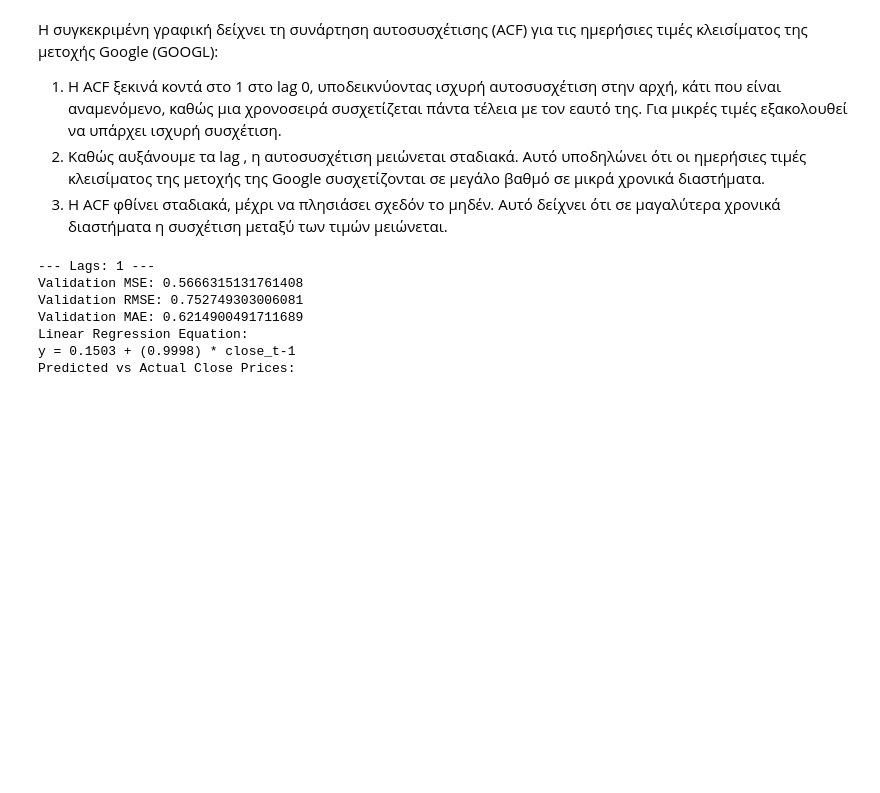
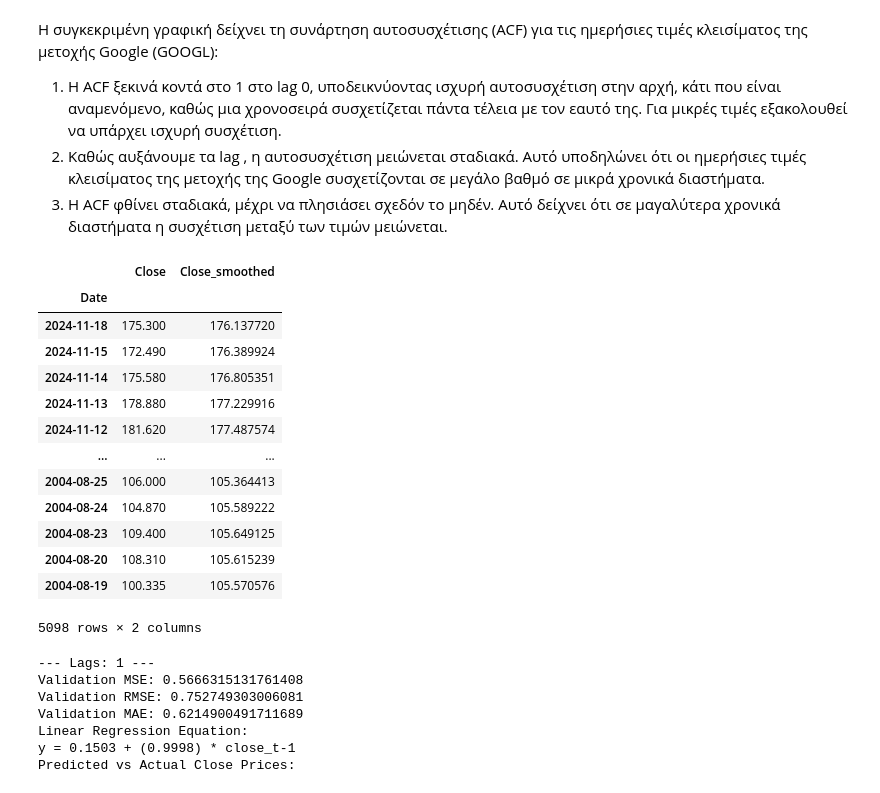
Before and after one commit to chryssa-pat/Decision-Theory, a Jupyter notebook: alphavantage.ipynb, the cells around one changed output. Drawn from its saved outputs; the diff is of its cells as text; code cells hidden in the pictures; blank space fills up the shorter version.

```diff
--- a/alphavantage.ipynb
+++ b/alphavantage.ipynb
@@ -108,7 +119,7 @@ df['Date'] = pd.to_datetime(df['Date'])
 df.set_index('Date', inplace=True)
 
 # Apply Gaussian filter
-df['Close_smoothed'] = gaussian_filter1d(df['Close'], sigma=4)
+df['Close_smoothed'] = gaussian_filter1d(df['Close'], sigma=3)
 
 # Create the ACF plot
 plt.figure(figsize=(14, 7))  # Adjust figure size as needed
@@ -118,17 +129,6 @@ plt.xlabel('Lag')
 plt.ylabel('Autocorrelation')
 plt.grid(True)
 plt.show()
-"""
-from statsmodels.graphics.tsaplots import plot_pacf
-
-plt.figure(figsize=(12, 6))
-plot_pacf(df['Close'], lags=365)
-plt.title('GOOGL Daily Close Prices - PACF')
-plt.xlabel('Lag')
-plt.ylabel('Partial Autocorrelation')
-plt.grid(True)
-plt.show()
-"""
 # %% [output]
 <Figure size 1400x700 with 0 Axes>
 [figure]
@@ -140,6 +139,23 @@ plt.show()
 1.	Η ACF ξεκινά κοντά στο 1 στο lag 0, υποδεικνύοντας ισχυρή αυτοσυσχέτιση στην αρχή, κάτι που είναι αναμενόμενο, καθώς μια χρονοσειρά συσχετίζεται πάντα τέλεια με τον εαυτό της. Για μικρές τιμές εξακολουθεί να υπάρχει ισχυρή συσχέτιση.
 2.	Καθώς αυξάνουμε τα lag , η αυτοσυσχέτιση μειώνεται σταδιακά. Αυτό υποδηλώνει ότι οι ημερήσιες τιμές κλεισίματος της μετοχής της Google συσχετίζονται σε μεγάλο βαθμό σε μικρά χρονικά διαστήματα.
 3.	Η ACF φθίνει σταδιακά, μέχρι  να πλησιάσει  σχεδόν το μηδέν. Αυτό δείχνει ότι σε μαγαλύτερα χρονικά διαστήματα η συσχέτιση μεταξύ των τιμών μειώνεται.
+# %%
+df
+# %% [output]
+|  | Close | Close_smoothed |
+| Date |  |  |
+| 2024-11-18 | 175.300 | 176.137720 |
+| 2024-11-15 | 172.490 | 176.389924 |
+| 2024-11-14 | 175.580 | 176.805351 |
+| 2024-11-13 | 178.880 | 177.229916 |
+| 2024-11-12 | 181.620 | 177.487574 |
+| ... | ... | ... |
+| 2004-08-25 | 106.000 | 105.364413 |
+| 2004-08-24 | 104.870 | 105.589222 |
+| 2004-08-23 | 109.400 | 105.649125 |
+| 2004-08-20 | 108.310 | 105.615239 |
+| 2004-08-19 | 100.335 | 105.570576 |
+5098 rows × 2 columns
 # %%
 import pandas as pd
 import numpy as np
```
Also changed, not shown: parts of 8 cells of this notebook.
